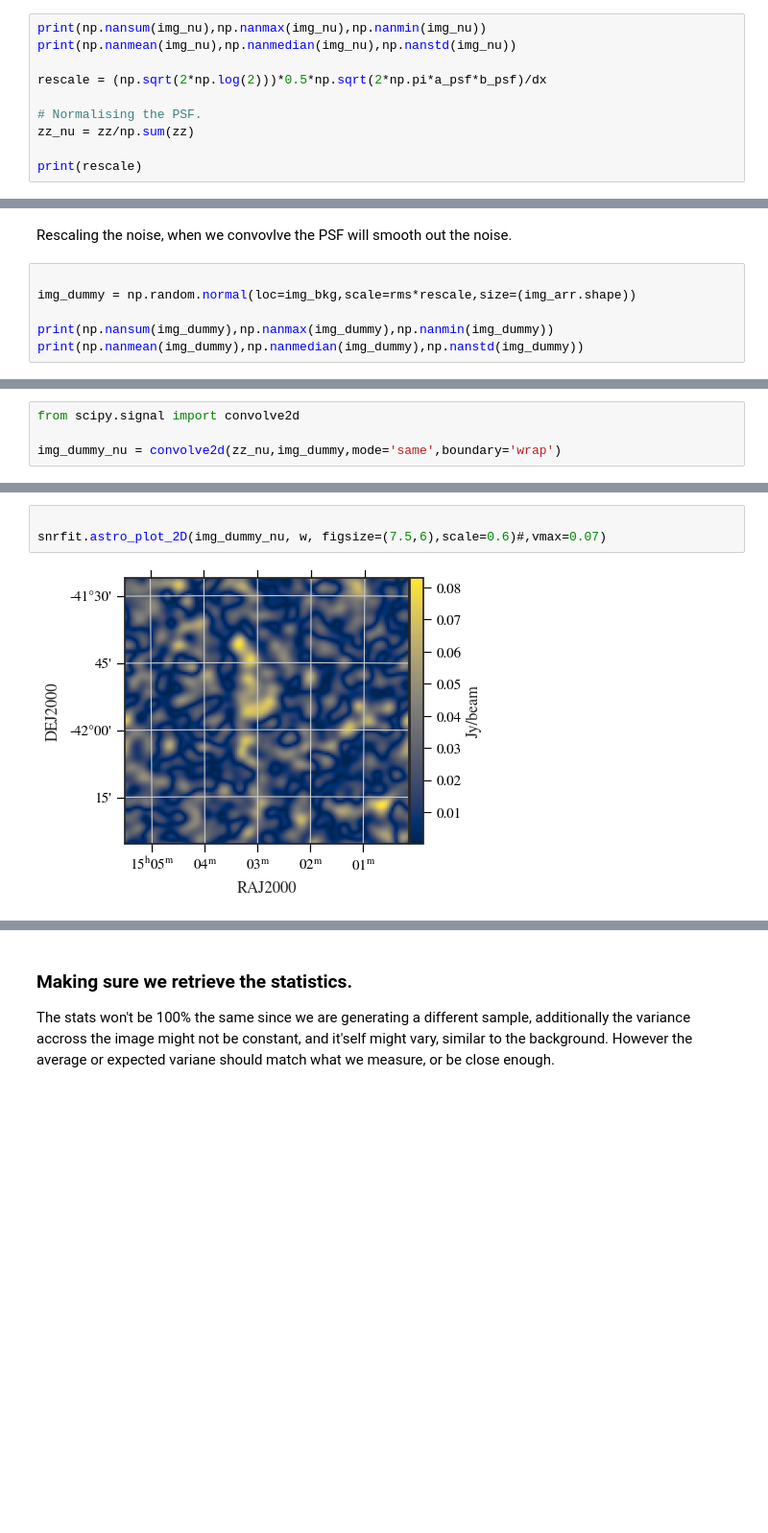
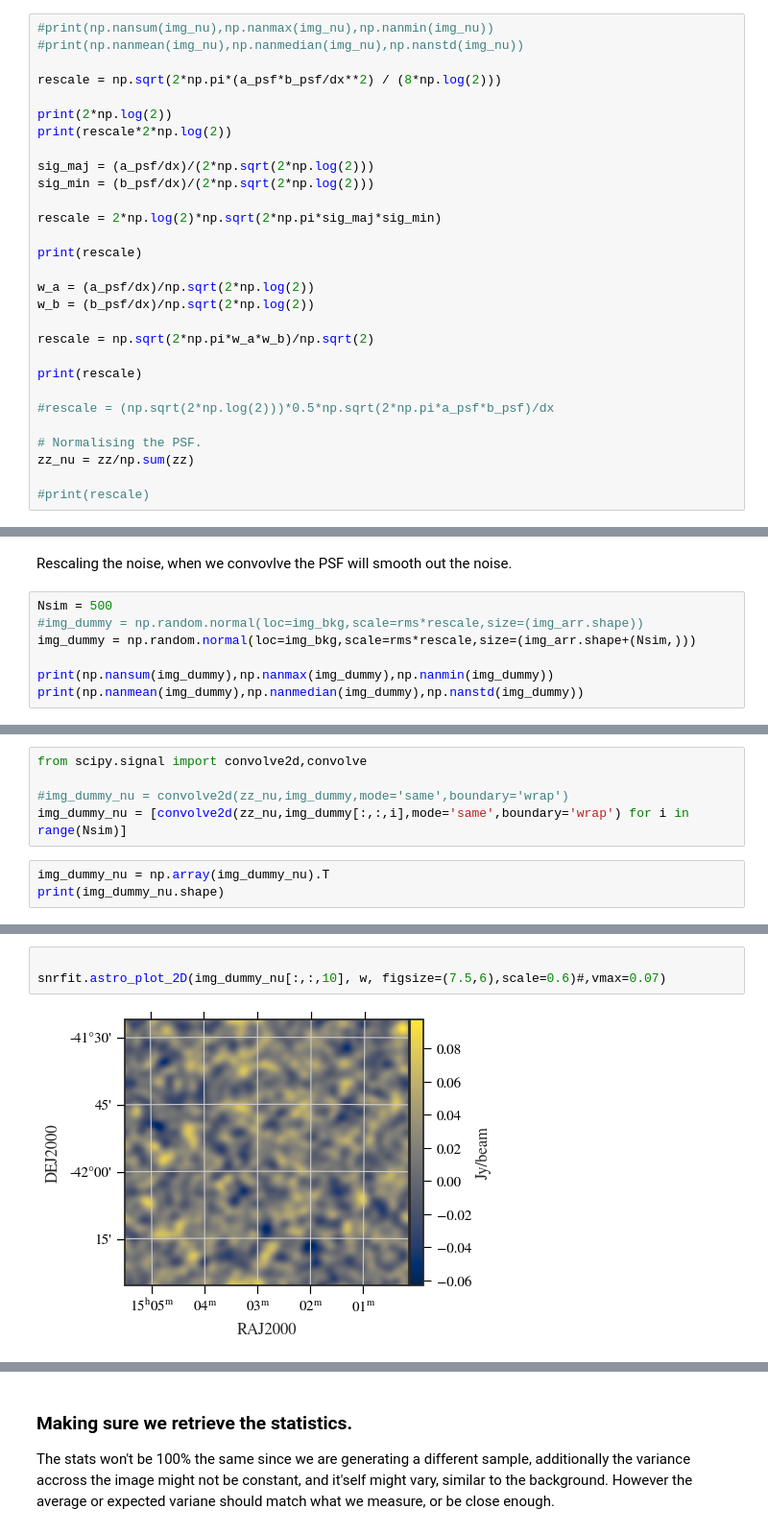
Before and after one commit to JaidenCook/SNRfit, a Jupyter notebook: workbooks/Fitting-validation.ipynb, the cells around one changed output, grey strips where cells are left out. Shown at 96% size. Cells and saved outputs as stored; diff of their text form; blank space fills up the shorter version.

```diff
--- a/workbooks/Fitting-validation.ipynb
+++ b/workbooks/Fitting-validation.ipynb
@@ -184,13 +206,32 @@ snrfit.astro_plot_2D(zz, w, figsize=(7.5,6),scale=0.6)
 # %% [markdown]
 The noise needs to be rescaled because the convolution smooths out the noise. There appears to be a relationship between the sum of the original image and the PSF.
 # %%
-print(np.nansum(img_nu),np.nanmax(img_nu),np.nanmin(img_nu))
-print(np.nanmean(img_nu),np.nanmedian(img_nu),np.nanstd(img_nu))
+#print(np.nansum(img_nu),np.nanmax(img_nu),np.nanmin(img_nu))
+#print(np.nanmean(img_nu),np.nanmedian(img_nu),np.nanstd(img_nu))
 
-rescale = (np.sqrt(2*np.log(2)))*0.5*np.sqrt(2*np.pi*a_psf*b_psf)/dx
+rescale = np.sqrt(2*np.pi*(a_psf*b_psf/dx**2) / (8*np.log(2)))
+
+print(2*np.log(2))
+print(rescale*2*np.log(2))
+
+sig_maj = (a_psf/dx)/(2*np.sqrt(2*np.log(2)))
+sig_min = (b_psf/dx)/(2*np.sqrt(2*np.log(2)))
+
+rescale = 2*np.log(2)*np.sqrt(2*np.pi*sig_maj*sig_min)
+
+print(rescale)
+
+w_a = (a_psf/dx)/np.sqrt(2*np.log(2))
+w_b = (b_psf/dx)/np.sqrt(2*np.log(2))
+
+rescale = np.sqrt(2*np.pi*w_a*w_b)/np.sqrt(2)
+
+print(rescale)
+
+#rescale = (np.sqrt(2*np.log(2)))*0.5*np.sqrt(2*np.pi*a_psf*b_psf)/dx
 
 # Normalising the PSF.
 zz_nu = zz/np.sum(zz)
 
-print(rescale)
+#print(rescale)
 # %% [output]
@@ -200,8 +242,9 @@ print(rescale)
 # %% [markdown]
 Rescaling the noise, when we convovlve the PSF will smooth out the noise.
 # %%
-
-img_dummy = np.random.normal(loc=img_bkg,scale=rms*rescale,size=(img_arr.shape))
+Nsim = 500
+#img_dummy = np.random.normal(loc=img_bkg,scale=rms*rescale,size=(img_arr.shape))
+img_dummy = np.random.normal(loc=img_bkg,scale=rms*rescale,size=(img_arr.shape+(Nsim,)))
 
 print(np.nansum(img_dummy),np.nanmax(img_dummy),np.nanmin(img_dummy))
 print(np.nanmean(img_dummy),np.nanmedian(img_dummy),np.nanstd(img_dummy))
@@ -216,4 +265,8 @@ snrfit.astro_plot_2D(img_dummy, w, figsize=(7.5,6),scale=0.6)
 # %%
-from scipy.signal import convolve2d
+from scipy.signal import convolve2d,convolve
 
-img_dummy_nu = convolve2d(zz_nu,img_dummy,mode='same',boundary='wrap')
+#img_dummy_nu = convolve2d(zz_nu,img_dummy,mode='same',boundary='wrap')
+img_dummy_nu = [convolve2d(zz_nu,img_dummy[:,:,i],mode='same',boundary='wrap') for i in range(Nsim)]
+# %%
+img_dummy_nu = np.array(img_dummy_nu).T
+print(img_dummy_nu.shape)
@@ -220,6 +275,6 @@ img_dummy_nu = convolve2d(zz_nu,img_dummy,mode='same',boundary='wrap')
 # %%
 
-snrfit.astro_plot_2D(img_dummy_nu, w, figsize=(7.5,6),scale=0.6)#,vmax=0.07)
+snrfit.astro_plot_2D(img_dummy_nu[:,:,10], w, figsize=(7.5,6),scale=0.6)#,vmax=0.07)
 # %% [output]
-[figure, old version]
+[figure, new version]
 # %%
```
Also changed, not shown: parts of 14 cells of this notebook, 1 other file.
